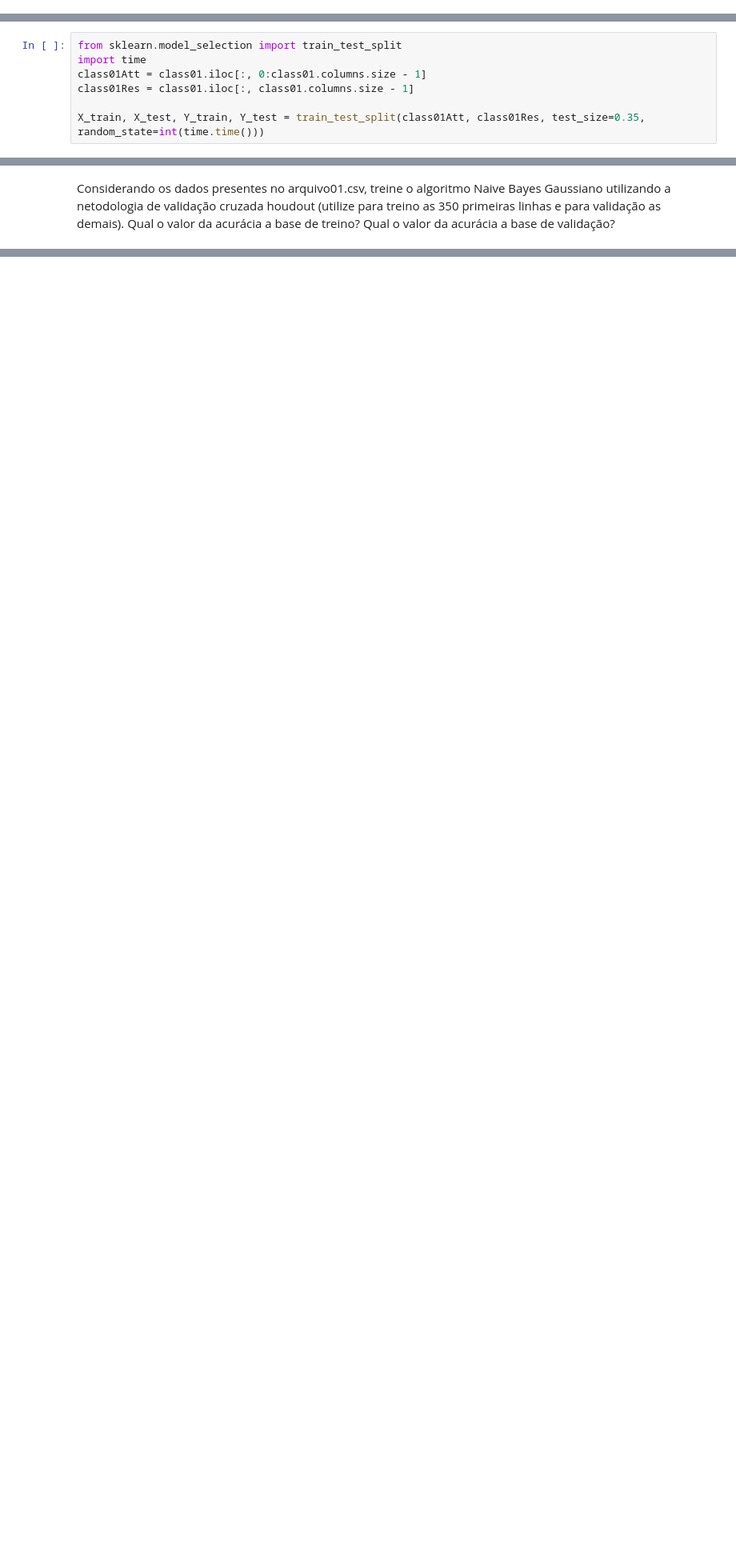
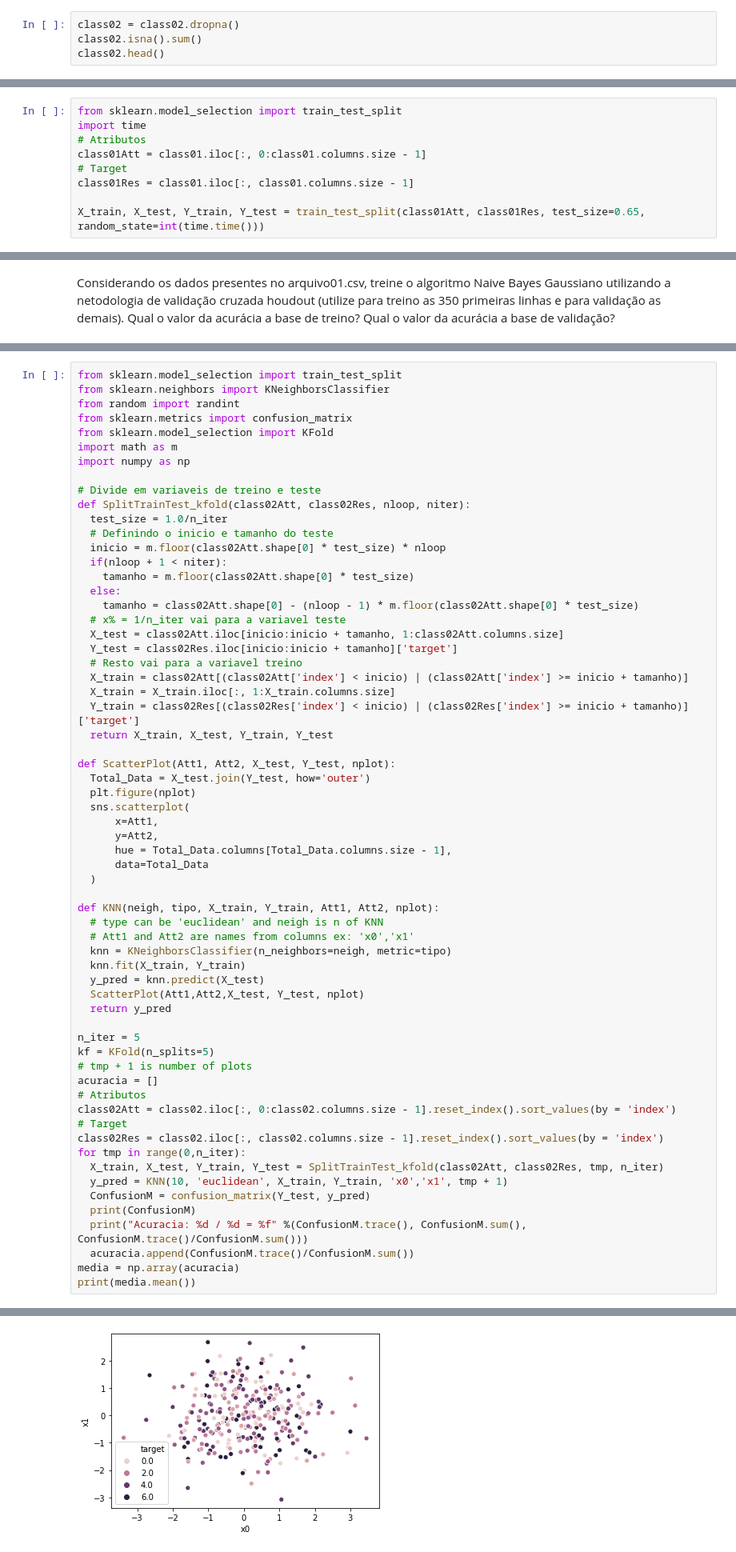
Before and after one commit to AleOi/PCS3438Eduardo, a Jupyter notebook: Lista1.ipynb, the cells around one changed output, grey strips where cells are left out. Shown at 80% size. Drawn from its saved outputs; the diff is of its cells as text; blank space fills up the shorter version.

```diff
--- a/Lista1.ipynb
+++ b/Lista1.ipynb
@@ -35,3 +32,7 @@ class01.head()
 | 3 | -1.667576 | -0.262639 | -1.513473 | -1.060125 | -0.456209 | 1.782235 | 1.034366 | 0.115217 | -0.182177 | -1.007720 | 0.638389 | ... |
 | 4 | -0.820670 | 0.390631 | 0.761628 | -0.945407 | -0.871003 | -0.142293 | -1.522004 | 0.141962 | 0.091094 | -0.860818 | 0.336518 | ... |
 5 rows × 101 columns
+# %%
+class02 = class02.dropna()
+class02.isna().sum()
+class02.head()
@@ -38,7 +71,9 @@ class01.head()
 # %%
 from sklearn.model_selection import train_test_split
 import time
+# Atributos
 class01Att = class01.iloc[:, 0:class01.columns.size - 1]
+# Target
 class01Res = class01.iloc[:, class01.columns.size - 1]
 
-X_train, X_test, Y_train, Y_test = train_test_split(class01Att, class01Res, test_size=0.35, random_state=int(time.time()))
+X_train, X_test, Y_train, Y_test = train_test_split(class01Att, class01Res, test_size=0.65, random_state=int(time.time()))
@@ -79,0 +173,64 @@ Numero de acertos do total 350 points : 224, performance 64.00%
+# %%
+from sklearn.model_selection import train_test_split
+from sklearn.neighbors import KNeighborsClassifier
+from random import randint
+from sklearn.metrics import confusion_matrix
+from sklearn.model_selection import KFold
+import math as m
+import numpy as np
+
+# Divide em variaveis de treino e teste
+def SplitTrainTest_kfold(class02Att, class02Res, nloop, niter):
+  test_size = 1.0/n_iter
+  # Definindo o inicio e tamanho do teste
+  inicio = m.floor(class02Att.shape[0] * test_size) * nloop
+  if(nloop + 1 < niter):
+    tamanho = m.floor(class02Att.shape[0] * test_size)
+  else:
+    tamanho = class02Att.shape[0] - (nloop - 1) * m.floor(class02Att.shape[0] * test_size)
+  # x% = 1/n_iter vai para a variavel teste
+  X_test = class02Att.iloc[inicio:inicio + tamanho, 1:class02Att.columns.size]
+  Y_test = class02Res.iloc[inicio:inicio + tamanho]['target']
+  # Resto vai para a variavel treino
+  X_train = class02Att[(class02Att['index'] < inicio) | (class02Att['index'] >= inicio + tamanho)]
+  X_train = X_train.iloc[:, 1:X_train.columns.size]
+  Y_train = class02Res[(class02Res['index'] < inicio) | (class02Res['index'] >= inicio + tamanho)]['target']
+  return X_train, X_test, Y_train, Y_test
+
+def ScatterPlot(Att1, Att2, X_test, Y_test, nplot):
+  Total_Data = X_test.join(Y_test, how='outer')
+  plt.figure(nplot)
+  sns.scatterplot(
+      x=Att1,
+      y=Att2,
+      hue = Total_Data.columns[Total_Data.columns.size - 1],
+      data=Total_Data
+  )
+
+def KNN(neigh, tipo, X_train, Y_train, Att1, Att2, nplot):
+  # type can be 'euclidean' and neigh is n of KNN
+  # Att1 and Att2 are names from columns ex: 'x0','x1'
+  knn = KNeighborsClassifier(n_neighbors=neigh, metric=tipo)
+  knn.fit(X_train, Y_train)
+  y_pred = knn.predict(X_test)
+  ScatterPlot(Att1,Att2,X_test, Y_test, nplot)
+  return y_pred
+
+n_iter = 5
+kf = KFold(n_splits=5)
+# tmp + 1 is number of plots
+acuracia = []
+# Atributos
+class02Att = class02.iloc[:, 0:class02.columns.size - 1].reset_index().sort_values(by = 'index')
+# Target
+class02Res = class02.iloc[:, class02.columns.size - 1].reset_index().sort_values(by = 'index')
+for tmp in range(0,n_iter):
+  X_train, X_test, Y_train, Y_test = SplitTrainTest_kfold(class02Att, class02Res, tmp, n_iter)
+  y_pred = KNN(10, 'euclidean', X_train, Y_train, 'x0','x1', tmp + 1)
+  ConfusionM = confusion_matrix(Y_test, y_pred)
+  print(ConfusionM)
+  print("Acuracia: %d / %d = %f" %(ConfusionM.trace(), ConfusionM.sum(), ConfusionM.trace()/ConfusionM.sum()))
+  acuracia.append(ConfusionM.trace()/ConfusionM.sum())
+media = np.array(acuracia)
+print(media.mean())
+# %% [output]
@@ -79,0 +254 @@ Numero de acertos do total 350 points : 224, performance 64.00%
+[figure, added]
```
Also changed, not shown: parts of 23 cells of this notebook.
